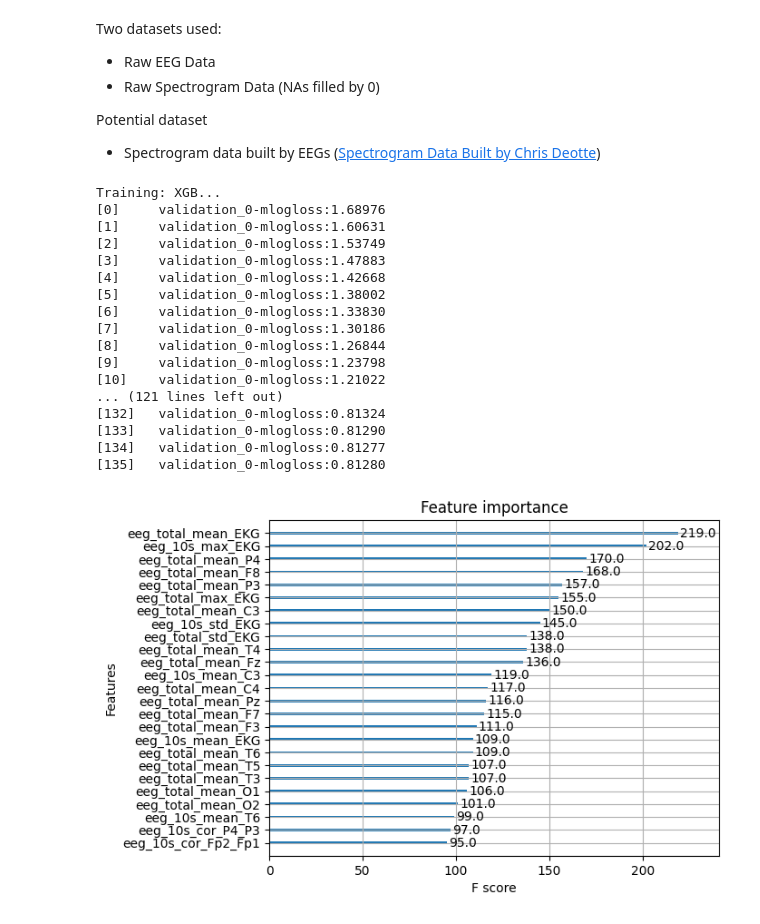
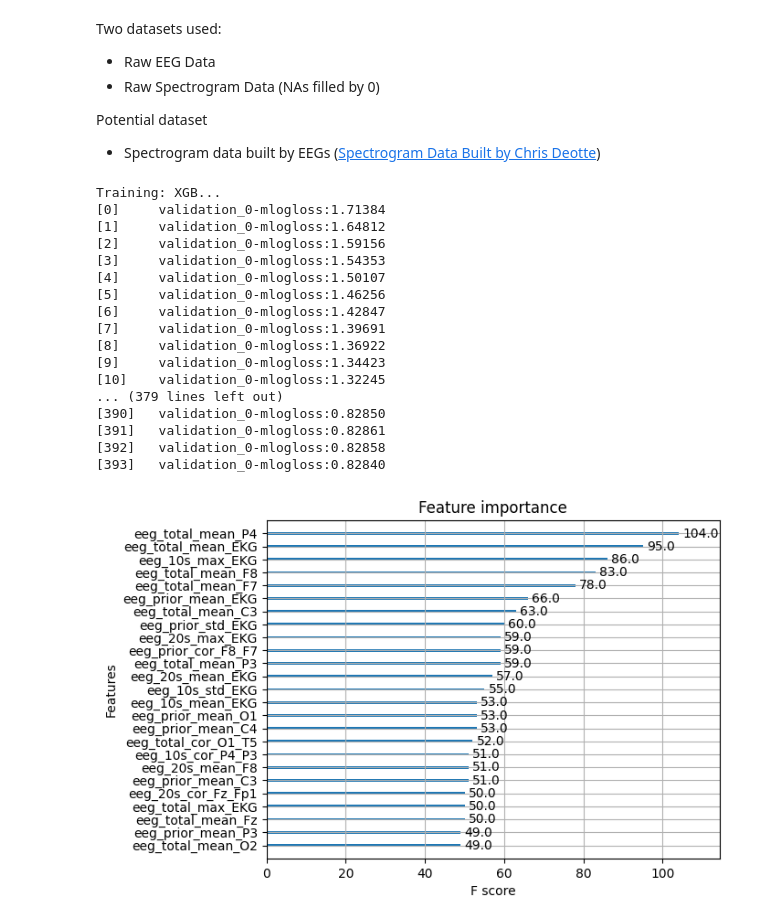
Before and after one commit to JacobSharples/HMS-Harmful-Brain-Activity-Classification-2024, a Jupyter notebook: correlation-of-spectrogram-data.ipynb, the cells around one changed output. Saved outputs shown, nothing was run; the diff lists cells and outputs as text; code cells hidden in the pictures.

Commit message:
Kaggle Notebook | Correlation of Spectrogram Data | Version 5

```diff
--- a/correlation-of-spectrogram-data.ipynb
+++ b/correlation-of-spectrogram-data.ipynb
@@ -177,18 +177,22 @@ for index, row in tqdm(train_df.query("eeg_sub_id == 0").iterrows()):
 
     # EEG files
     total_eeg = rd.read_eeg_data(row['eeg_id']).iloc[row['left_eeg_index']:row['right_eeg_index']]
-    middle_eeg = total_eeg.iloc[4500:5500]
+    eeg_20s = total_eeg.iloc[4000:6000]
+    eeg_10s = total_eeg.iloc[4500:5500]
+    eeg_prior = total_eeg.iloc[0:4500]
 
 
     row_id = row['label_id']
 
     spec_total = FeatureEngineerData(total_spec, row_id, 'spec', 'total').get_features()
     spec_1m = FeatureEngineerData(spec_1m, row_id, 'spec', '60s').get_features()
+    spec_30s = FeatureEngineerData(spec_30s, row_id, 'spec', '30s').get_features()
     spec_10s = FeatureEngineerData(spec_10s, row_id, 'spec', '10s').get_features()
-    spec_30s = FeatureEngineerData(spec_30s, row_id, 'spec', '30s').get_features()
 
     eeg_total = FeatureEngineerData(total_eeg, row_id, 'eeg', 'total').get_features()
-    eeg_10s = FeatureEngineerData(middle_eeg, row_id, 'eeg', '10s').get_features()
+    eeg_20s = FeatureEngineerData(eeg_20s, row_id, 'eeg', '20s').get_features()
+    eeg_10s = FeatureEngineerData(eeg_10s, row_id, 'eeg', '10s').get_features()
+    eeg_prior = FeatureEngineerData(eeg_prior, row_id, 'eeg', 'prior').get_features()
 
     row_data = pd.concat([
         spec_total,
@@ -196,6 +200,8 @@ for index, row in tqdm(train_df.query("eeg_sub_id == 0").iterrows()):
         spec_10s,
         spec_30s,
         eeg_total,
+        eeg_prior,
+        eeg_20s,
         eeg_10s
     ], axis=1)
 
@@ -238,7 +242,7 @@ for fold, (train_index, valid_index) in enumerate(folds.split(X, y, patient_id))
         n_estimators = 1000,
         learning_rate=0.1,
         colsample_bytree=1,
-        max_depth = 7,
+        max_depth = 4,
         verbosity=1,
         objective='multi:softmax',
         early_stopping_rounds=20,
@@ -248,24 +252,24 @@ for fold, (train_index, valid_index) in enumerate(folds.split(X, y, patient_id))
     break
 # %% [output]
 Training: XGB...
-[0]     validation_0-mlogloss:1.68976
-[1]     validation_0-mlogloss:1.60631
-[2]     validation_0-mlogloss:1.53749
-[3]     validation_0-mlogloss:1.47883
-[4]     validation_0-mlogloss:1.42668
-[5]     validation_0-mlogloss:1.38002
-[6]     validation_0-mlogloss:1.33830
-[7]     validation_0-mlogloss:1.30186
-[8]     validation_0-mlogloss:1.26844
-[9]     validation_0-mlogloss:1.23798
-[10]    validation_0-mlogloss:1.21022
-... (121 lines left out)
-[132]   validation_0-mlogloss:0.81324
-[133]   validation_0-mlogloss:0.81290
-[134]   validation_0-mlogloss:0.81277
-[135]   validation_0-mlogloss:0.81280
+[0]     validation_0-mlogloss:1.71384
+[1]     validation_0-mlogloss:1.64812
+[2]     validation_0-mlogloss:1.59156
+[3]     validation_0-mlogloss:1.54353
+[4]     validation_0-mlogloss:1.50107
+[5]     validation_0-mlogloss:1.46256
+[6]     validation_0-mlogloss:1.42847
+[7]     validation_0-mlogloss:1.39691
+[8]     validation_0-mlogloss:1.36922
+[9]     validation_0-mlogloss:1.34423
+[10]    validation_0-mlogloss:1.32245
+... (379 lines left out)
+[390]   validation_0-mlogloss:0.82850
+[391]   validation_0-mlogloss:0.82861
+[392]   validation_0-mlogloss:0.82858
+[393]   validation_0-mlogloss:0.82840
 # %%
-xgb.plot_importance(xgb_mod, max_num_features=25)
+xgb.plot_importance(xgb_mod, max_num_features=25, importance_type='weight')
 plt.show()
 # %% [output]
-[figure, old version]
+[figure, new version]
```
Also changed, not shown: parts of 2 cells of this notebook.
